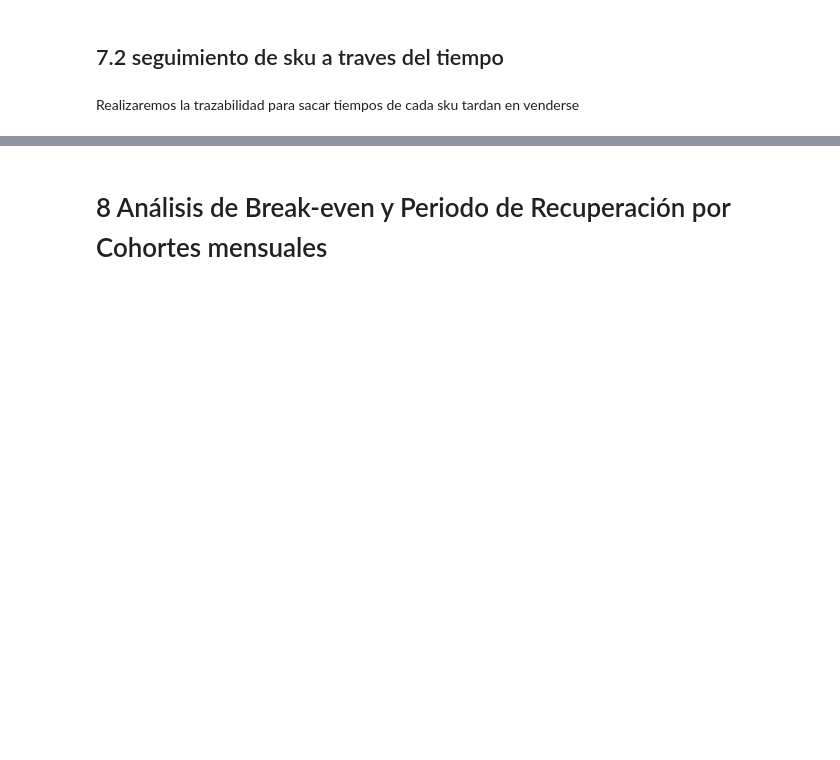
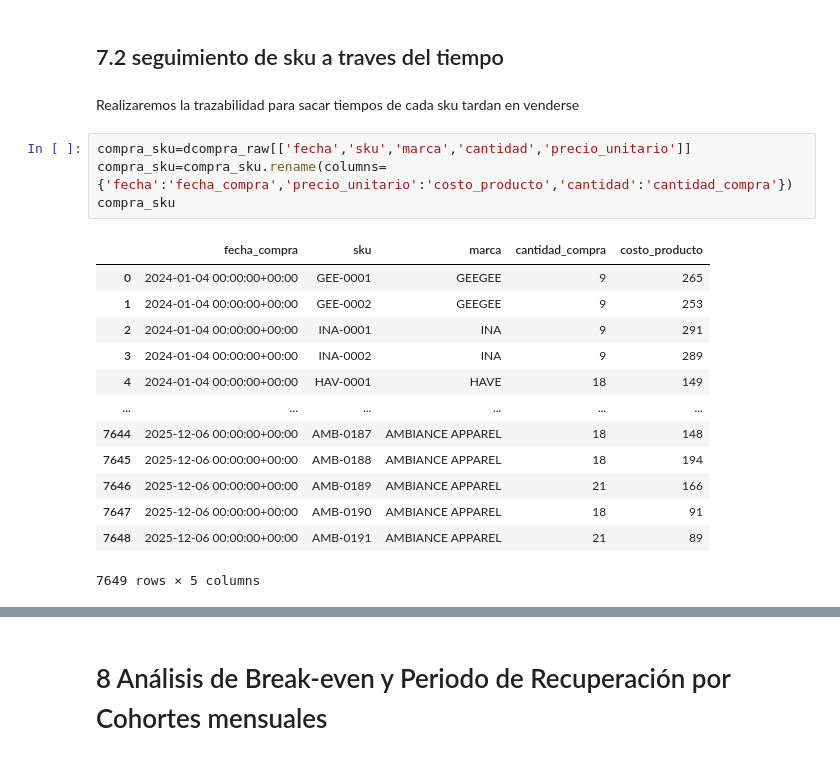
Before and after one commit to Adrian-estrada-chavez/clothing-sales-roi-analysis, a Jupyter notebook: notebooks/Clothing_sales_roi_analysis.ipynb, the cells around one changed output, grey strips where cells are left out. Cells and saved outputs as stored; diff of their text form; blank space fills up the shorter version.

```diff
--- a/notebooks/Clothing_sales_roi_analysis.ipynb
+++ b/notebooks/Clothing_sales_roi_analysis.ipynb
@@ -1082,3 +1098,21 @@ en pocas palabras hay mas stock de esa marca porque se compro mas producto de es
 ## 7.2 seguimiento de sku a traves del tiempo
 # %% [markdown]
 Realizaremos la trazabilidad para sacar tiempos de cada sku tardan en venderse
+# %%
+compra_sku=dcompra_raw[['fecha','sku','marca','cantidad','precio_unitario']]
+compra_sku=compra_sku.rename(columns={'fecha':'fecha_compra','precio_unitario':'costo_producto','cantidad':'cantidad_compra'})
+compra_sku
+# %% [output]
+|  | fecha_compra | sku | marca | cantidad_compra | costo_producto |
+| 0 | 2024-01-04 00:00:00+00:00 | GEE-0001 | GEEGEE | 9 | 265 |
+| 1 | 2024-01-04 00:00:00+00:00 | GEE-0002 | GEEGEE | 9 | 253 |
+| 2 | 2024-01-04 00:00:00+00:00 | INA-0001 | INA | 9 | 291 |
+| 3 | 2024-01-04 00:00:00+00:00 | INA-0002 | INA | 9 | 289 |
+| 4 | 2024-01-04 00:00:00+00:00 | HAV-0001 | HAVE | 18 | 149 |
+| ... | ... | ... | ... | ... | ... |
+| 7644 | 2025-12-06 00:00:00+00:00 | AMB-0187 | AMBIANCE APPAREL | 18 | 148 |
+| 7645 | 2025-12-06 00:00:00+00:00 | AMB-0188 | AMBIANCE APPAREL | 18 | 194 |
+| 7646 | 2025-12-06 00:00:00+00:00 | AMB-0189 | AMBIANCE APPAREL | 21 | 166 |
+| 7647 | 2025-12-06 00:00:00+00:00 | AMB-0190 | AMBIANCE APPAREL | 18 | 91 |
+| 7648 | 2025-12-06 00:00:00+00:00 | AMB-0191 | AMBIANCE APPAREL | 21 | 89 |
+7649 rows × 5 columns
```
Also changed, not shown: parts of 9 cells of this notebook.
